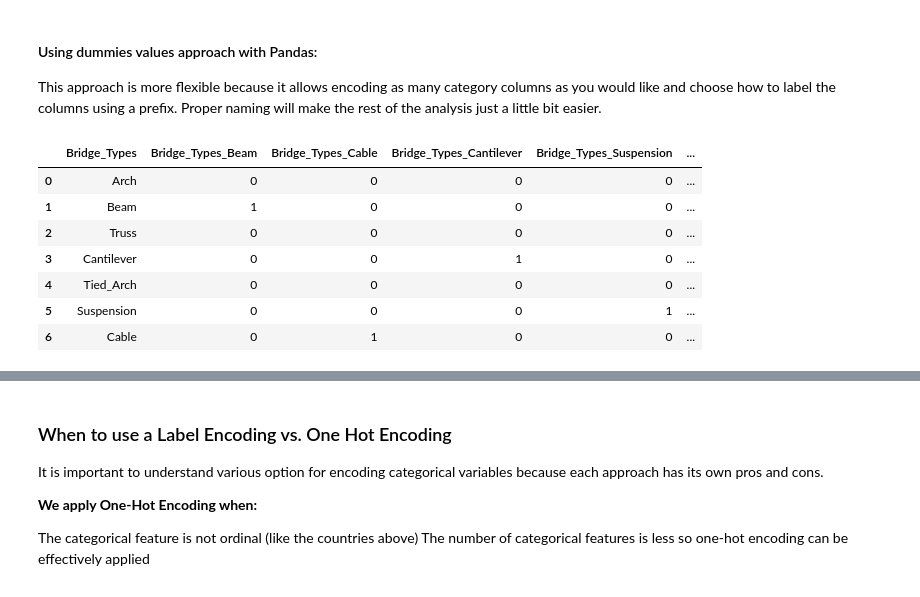
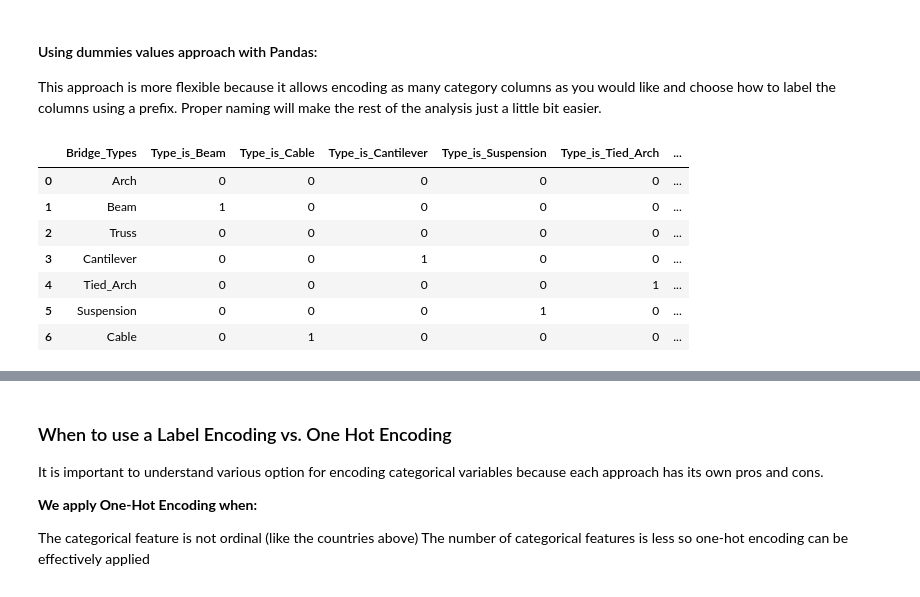
Before and after one commit to Frenz86/IFDM-25, a Jupyter notebook: Less11/10.2Categorical_variable.ipynb, the cells around one changed output, grey strips where cells are left out. Saved outputs shown, nothing was run; the diff lists cells and outputs as text; code cells hidden in the pictures.

```diff
--- a/Less11/10.2Categorical_variable.ipynb
+++ b/Less11/10.2Categorical_variable.ipynb
@@ -121,21 +121,21 @@ This approach is more flexible because it allows encoding as many category colum
 # %%
 import pandas as pd
 import numpy as np
 # creating initial dataframe
 data = ('Arch','Beam','Truss','Cantilever','Tied_Arch','Suspension','Cable')
 bridge_df = pd.DataFrame(data, columns=['Bridge_Types'])
 
 # generate binary values using get_dummies
-dum_df = pd.get_dummies(bridge_df, columns=["Bridge_Types"],dtype=int,drop_first=True)#, prefix=["Type_is"] )
+dum_df = pd.get_dummies(bridge_df, columns=["Bridge_Types"],dtype=int,drop_first=True,prefix=["Type_is"])#, prefix=["Type_is"] )
 # merge with main df bridge_df on key values
 bridge_df = bridge_df.join(dum_df)
 bridge_df
 # %% [output]
-|  | Bridge_Types | Bridge_Types_Beam | Bridge_Types_Cable | Bridge_Types_Cantilever | Bridge_Types_Suspension | ... |
-| 0 | Arch | 0 | 0 | 0 | 0 | ... |
-| 1 | Beam | 1 | 0 | 0 | 0 | ... |
-| 2 | Truss | 0 | 0 | 0 | 0 | ... |
-| 3 | Cantilever | 0 | 0 | 1 | 0 | ... |
-| 4 | Tied_Arch | 0 | 0 | 0 | 0 | ... |
-| 5 | Suspension | 0 | 0 | 0 | 1 | ... |
-| 6 | Cable | 0 | 1 | 0 | 0 | ... |
+|  | Bridge_Types | Type_is_Beam | Type_is_Cable | Type_is_Cantilever | Type_is_Suspension | Type_is_Tied_Arch | ... |
+| 0 | Arch | 0 | 0 | 0 | 0 | 0 | ... |
+| 1 | Beam | 1 | 0 | 0 | 0 | 0 | ... |
+| 2 | Truss | 0 | 0 | 0 | 0 | 0 | ... |
+| 3 | Cantilever | 0 | 0 | 1 | 0 | 0 | ... |
+| 4 | Tied_Arch | 0 | 0 | 0 | 0 | 1 | ... |
+| 5 | Suspension | 0 | 0 | 0 | 1 | 0 | ... |
+| 6 | Cable | 0 | 1 | 0 | 0 | 0 | ... |
```
Also changed, not shown: parts of 2 cells of this notebook.
